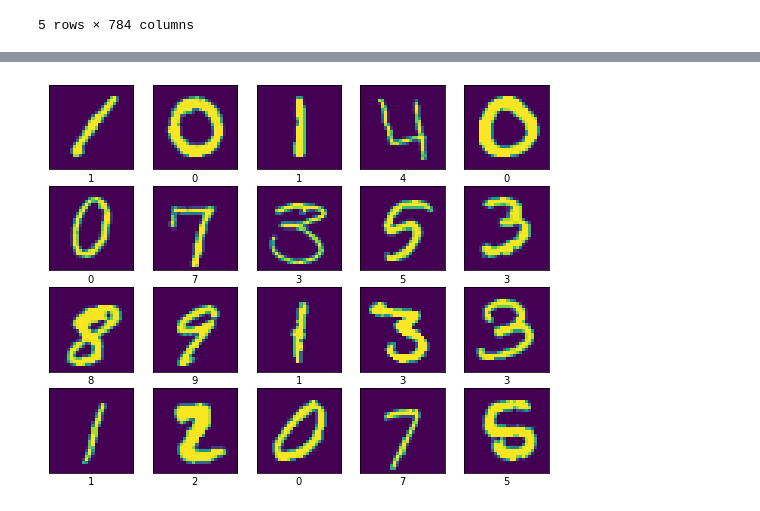
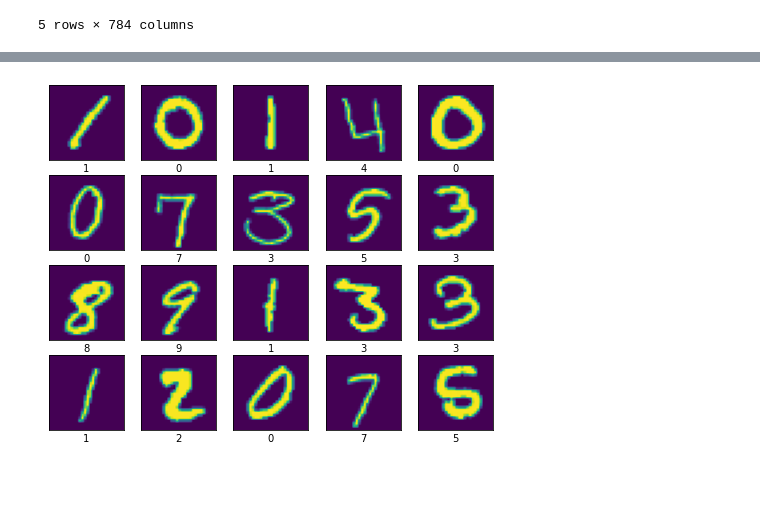
Before and after one commit to seanposton4/SchoolWork, a Jupyter notebook: CS453/Final-DigitRecognizer/digit_recognizer.ipynb, the cells around one changed output, grey strips where cells are left out. Saved outputs shown, nothing was run; the diff lists cells and outputs as text; code cells hidden in the pictures; blank space fills up the shorter version.

```diff
--- a/CS453/Final-DigitRecognizer/digit_recognizer.ipynb
+++ b/CS453/Final-DigitRecognizer/digit_recognizer.ipynb
@@ -89,19 +104,21 @@ dataset = pd.concat([train.drop('label', axis=1), test]).reset_index()
 # %%
 train = pd.read_csv('./data/train.csv')
 test_images = pd.read_csv('./data/test.csv')
 
+# Get the label from the training data.
 train_label = np.array(train['label'])
 train_images = train.drop('label', axis=1)
 
+# Reshape the 784 pixels to 28 x 28
 train_images_arr = np.array(train_images).reshape(42000, 28, 28)
 test_images_arr = np.array(test_images).reshape(28000, 28, 28)
 
-plt.figure(figsize=(9, 9))
+plt.figure(figsize=(8, 8))
 for i in range(20):
   plt.subplot(5, 5, 1 + i)
   plt.xticks([])
   plt.yticks([])
   plt.imshow(train_images_arr[i])
   plt.xlabel(train_label[i])
 # %% [output]
-[figure, old version]
+[figure, new version]
```
Also changed, not shown: parts of 6 cells of this notebook.
